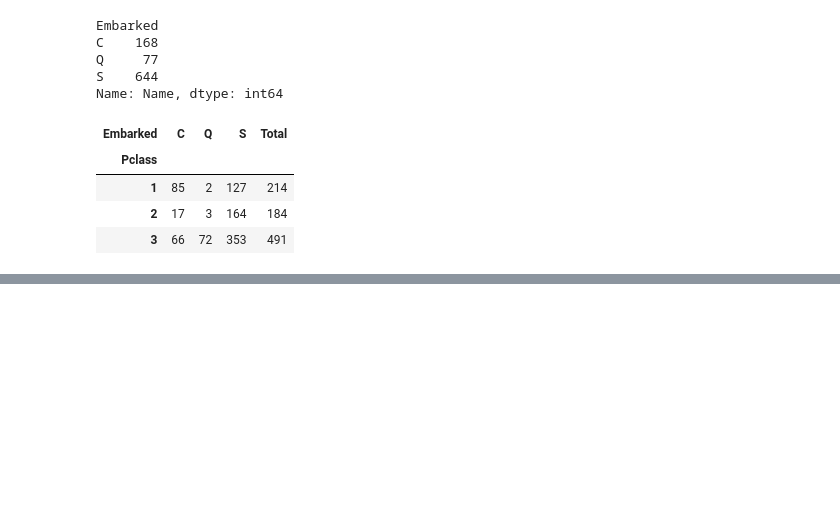
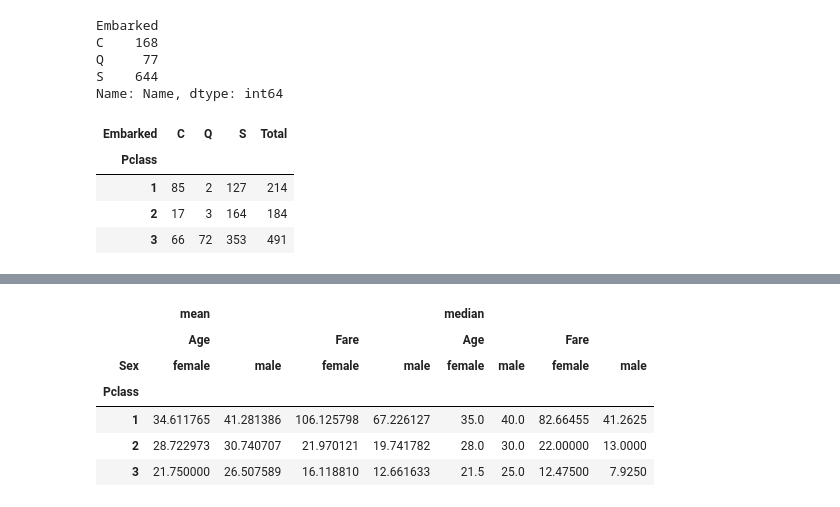
Before and after one commit to faizantoheed456/Pandas, a Jupyter notebook: Day 4/Day_4_Topic_7_8.ipynb, the cells around one changed output, grey strips where cells are left out. Cells and saved outputs as stored; diff of their text form; code cells hidden in the pictures; blank space fills up the shorter version.

Commit message:
Day 4 of learning pandas

```diff
--- a/Day 4/Day_4_Topic_7_8.ipynb
+++ b/Day 4/Day_4_Topic_7_8.ipynb
@@ -160,3 +160,7 @@ contingency_table
 | 1 | 85 | 2 | 127 | 214 |
 | 2 | 17 | 3 | 164 | 184 |
 | 3 | 66 | 72 | 353 | 491 |
+# %%
+#Day 4, Topic 8: Pivot Tables
+import pandas as pd
+df = pd.read_csv('titanic.csv')
@@ -162,0 +178,17 @@ contingency_table
+# %%
+#Multiple Values and Aggregations
+pivot = pd.pivot_table(df,
+                       values=['Age', 'Fare'],
+                       index='Pclass',
+                       columns='Sex',
+                       aggfunc=['mean', 'median'])
+
+pivot
+# %% [output]
+|  | mean |  |  |  | median |  |  |  |
+|  | Age |  | Fare |  | Age |  | Fare |  |
+| Sex | female | male | female | male | female | male | female | male |
+| Pclass |  |  |  |  |  |  |  |  |
+| 1 | 34.611765 | 41.281386 | 106.125798 | 67.226127 | 35.0 | 40.0 | 82.66455 | 41.2625 |
+| 2 | 28.722973 | 30.740707 | 21.970121 | 19.741782 | 28.0 | 30.0 | 22.00000 | 13.0000 |
+| 3 | 21.750000 | 26.507589 | 16.118810 | 12.661633 | 21.5 | 25.0 | 12.47500 | 7.9250 |
```
Also changed, not shown: parts of 10 cells of this notebook, 3 other files.
